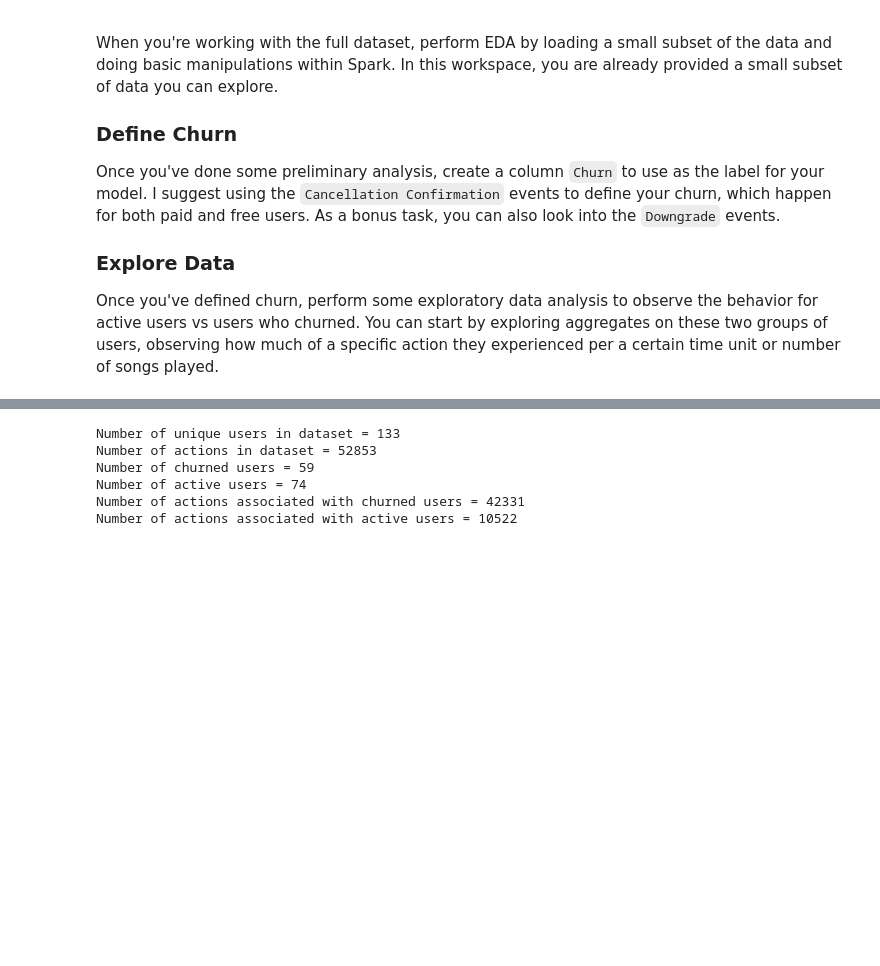
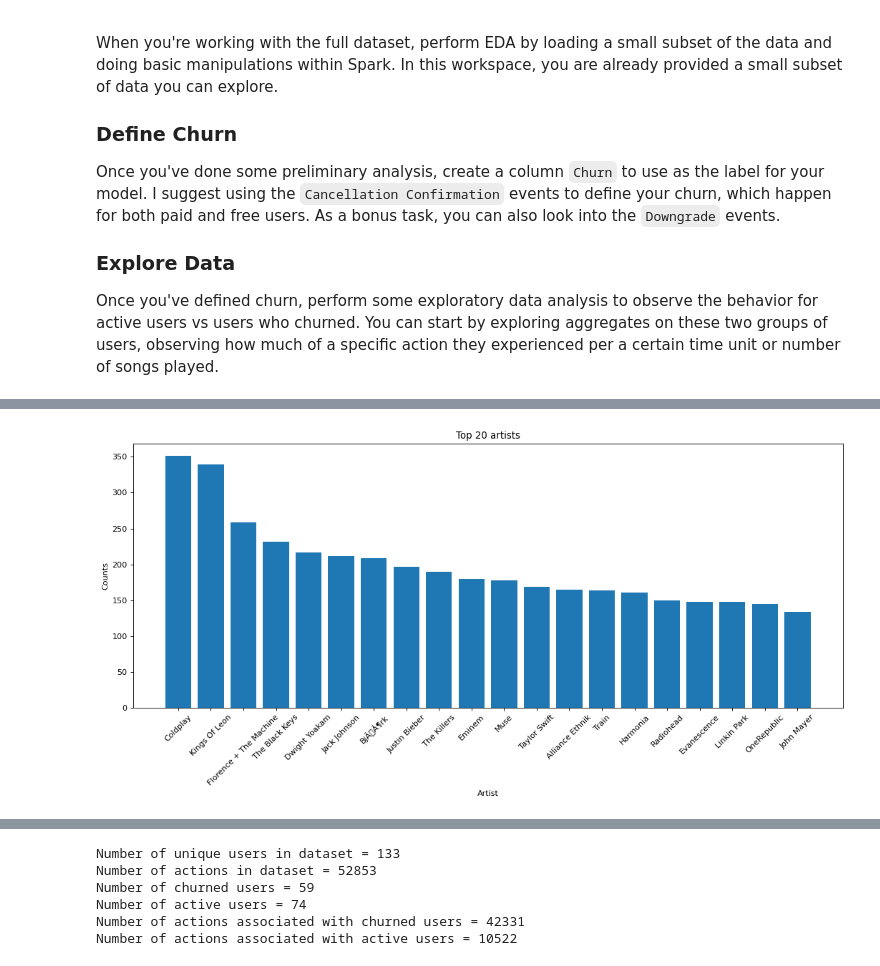
Before and after one commit to kwovadis/music_app_churn_analysis, a Jupyter notebook: notebook_sparkify_clean.ipynb, the cells around one changed output, grey strips where cells are left out. Cells and saved outputs as stored; diff of their text form; code cells hidden in the pictures; blank space fills up the shorter version.

```diff
--- a/notebook_sparkify_clean.ipynb
+++ b/notebook_sparkify_clean.ipynb
@@ -150,3 +155,34 @@ Once you've done some preliminary analysis, create a column `Churn` to use as th
 
 ### Explore Data
 Once you've defined churn, perform some exploratory data analysis to observe the behavior for active users vs users who churned. You can start by exploring aggregates on these two groups of users, observing how much of a specific action they experienced per a certain time unit or number of songs played.
+# %%
+def value_counts(df, colNames, sorting='ascending'):
+    '''
+    Count number of occurences per column names.
+    INPUT
+        df - spark or pandas DataFrame
+        colNames - list of column names to group df by
+    OUTPUT
+        df grouped by colNames
+    '''
+    if sorting == 'ascending':
+        return (df.groupBy(colNames).count().orderBy('count')) #, ascending=True))
+    elif sorting == 'descending':
+        return (df.groupBy(colNames).count().orderBy(col('count').desc()))
+
+def histogram_top_artist(data, rowNum):
+    df_counts = value_counts(data, 'artist', 'descending')
+    df_counts = df_counts.na.drop("any").limit(rowNum)
+    df_counts.show()
+    pd_df_counts = df_counts.toPandas()
+
+    plt.figure(figsize=(16, 6), dpi=80)
+    # plt.bar(df_counts.select(col('artist')).collect(), df_counts.select(col('count')).collect())
+    plt.bar(pd_df_counts['artist'], pd_df_counts['count'])
+    plt.title(f'Top {rowNum} artists')
+    plt.xlabel('Artist')
+    plt.ylabel('Counts')
+    plt.xticks(rotation = 45)
+# %%
+histogram_top_artist(data_clean, 20)
+# %% [output]
@@ -153,3 +206,4 @@ Once you've defined churn, perform some exploratory data analysis to observe the
+[figure, added]
 # %%
 def describe_data_prelim_analysis(df):
     '''
```
Also changed, not shown: parts of 44 cells of this notebook.
